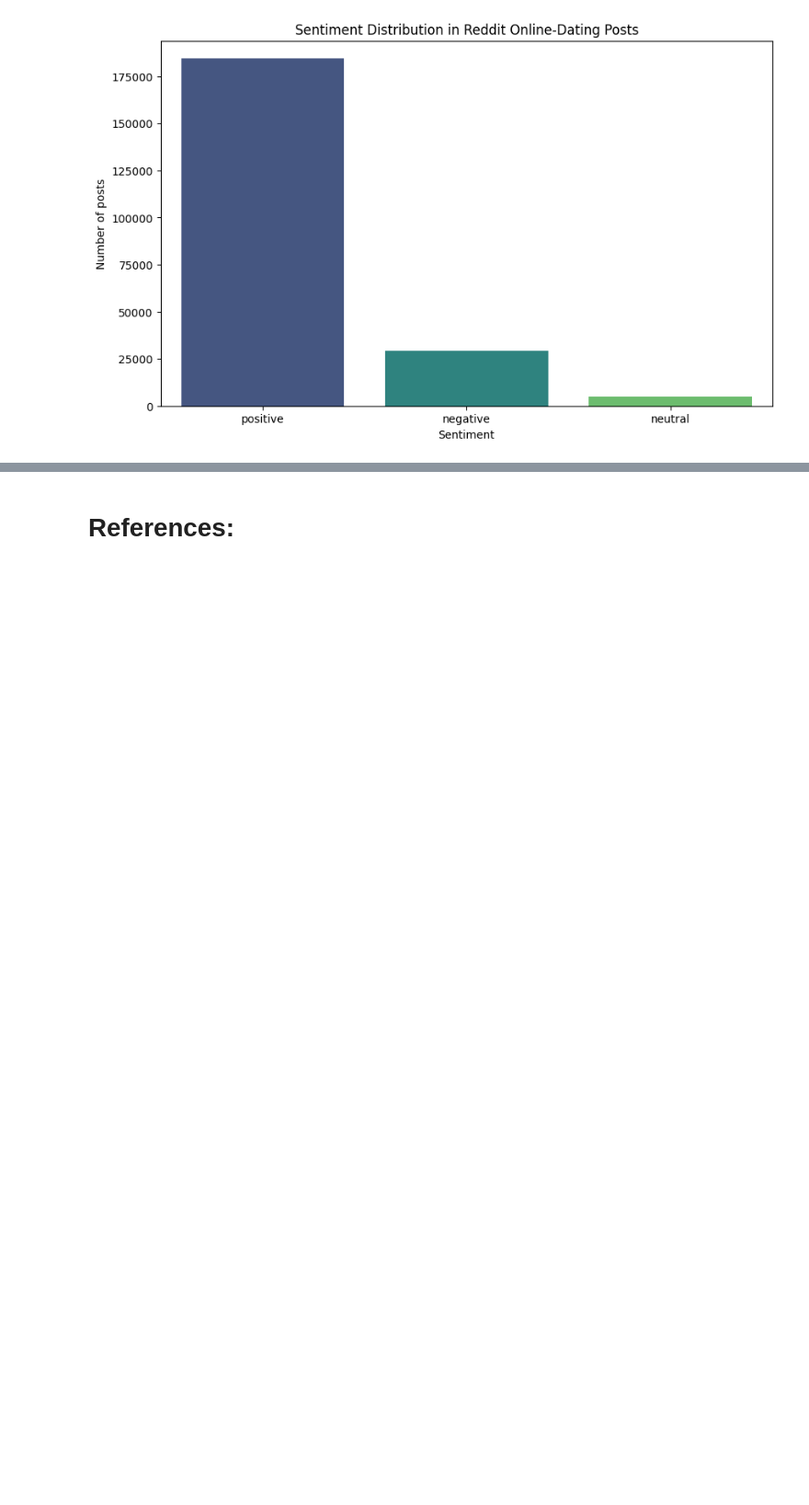
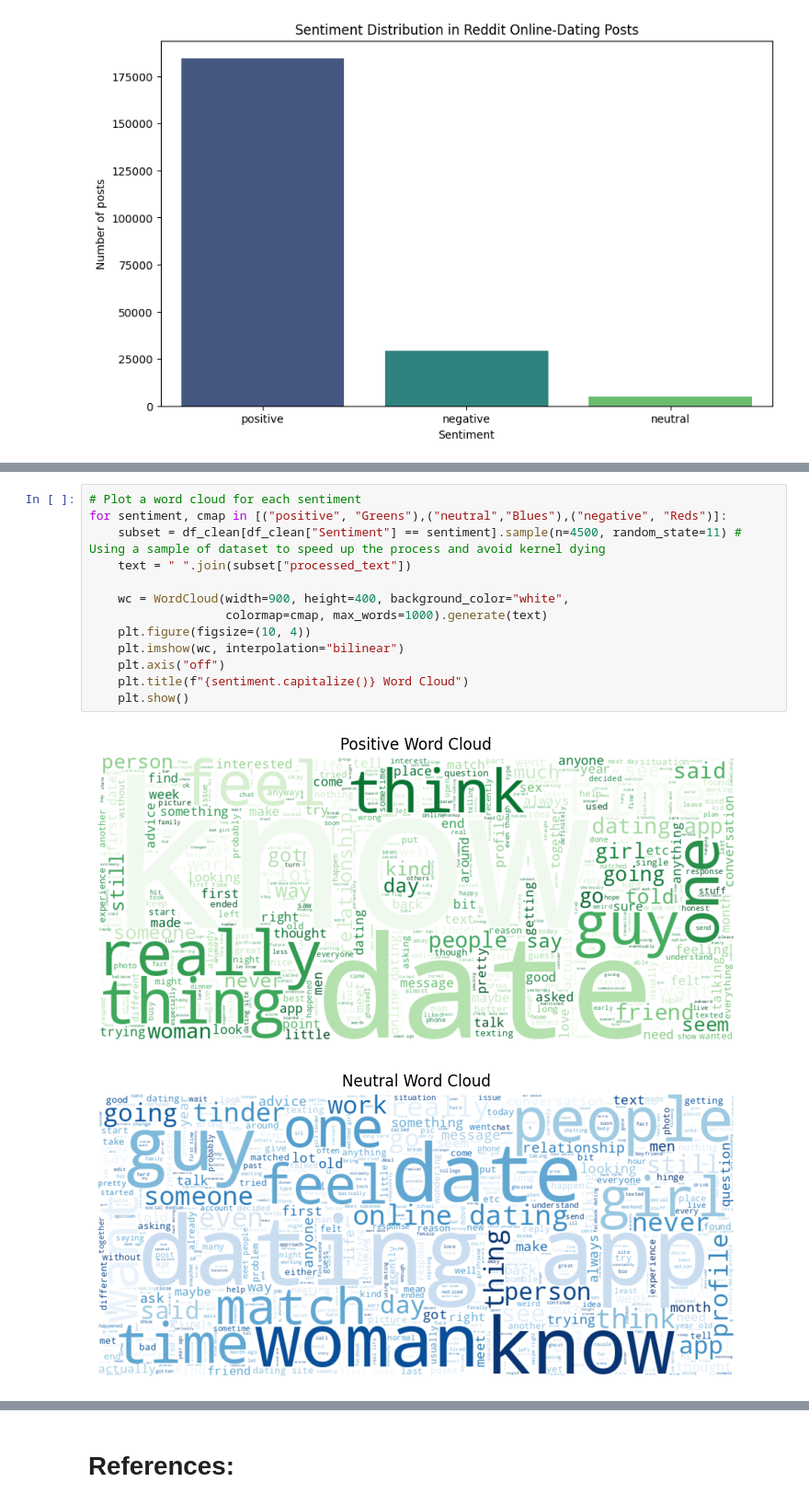
Before and after one commit to Rayenbt/income-prediction-and-reddit-sentiment, a Jupyter notebook: ML_CA2.ipynb, the cells around one changed output, grey strips where cells are left out. Shown at 92% size. Drawn from its saved outputs; the diff is of its cells as text; blank space fills up the shorter version.

```diff
--- a/ML_CA2.ipynb
+++ b/ML_CA2.ipynb
@@ -865,0 +950,16 @@ plt.show()
+# %%
+# Plot a word cloud for each sentiment
+for sentiment, cmap in [("positive", "Greens"),("neutral","Blues"),("negative", "Reds")]:
+    subset = df_clean[df_clean["Sentiment"] == sentiment].sample(n=4500, random_state=11) # Using a sample of dataset to speed up the process and avoid kernel dying
+    text = " ".join(subset["processed_text"])
+
+    wc = WordCloud(width=900, height=400, background_color="white",
+                   colormap=cmap, max_words=1000).generate(text)
+    plt.figure(figsize=(10, 4))
+    plt.imshow(wc, interpolation="bilinear")
+    plt.axis("off")
+    plt.title(f"{sentiment.capitalize()} Word Cloud")
+    plt.show()
+# %% [output]
+[figure, added]
+[figure, added]
```
Also changed, not shown: parts of 5 cells of this notebook.
